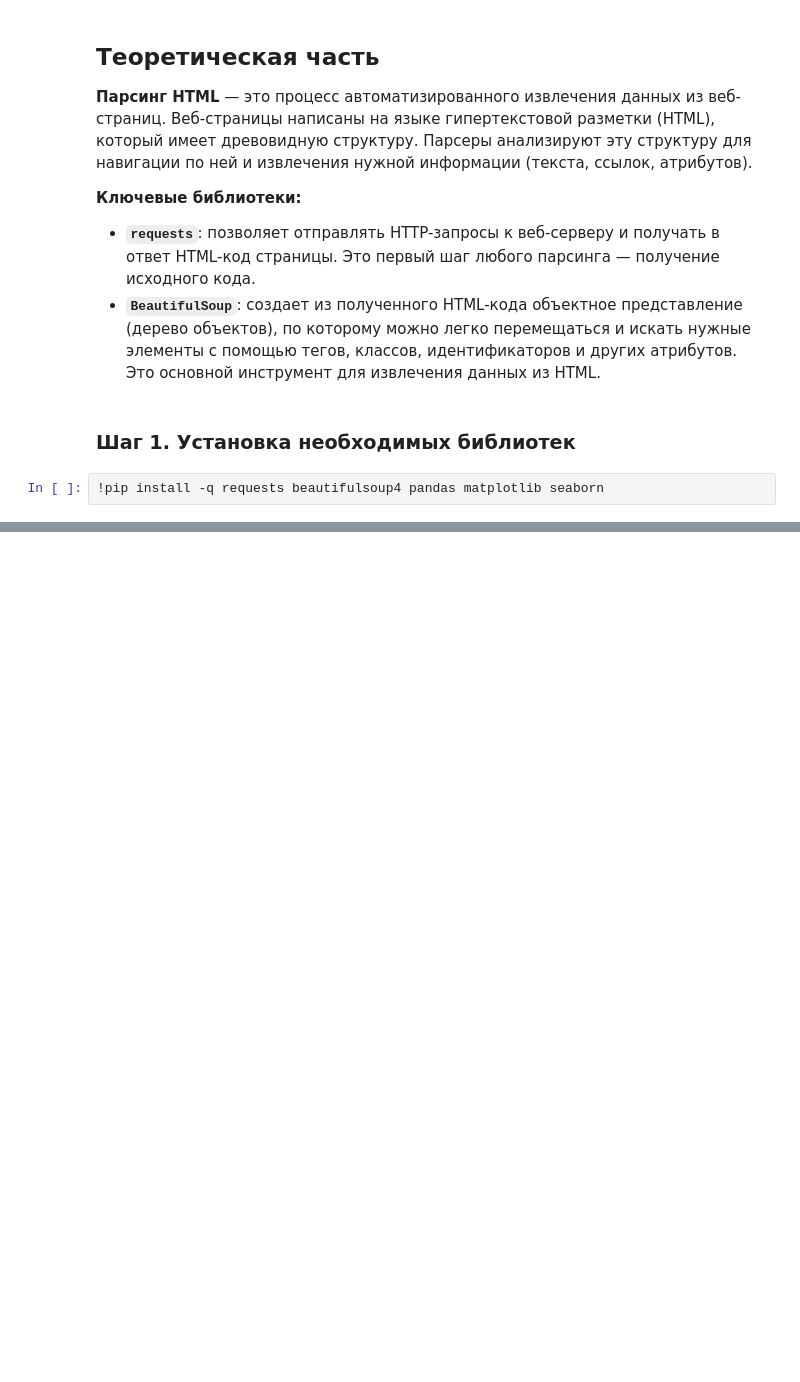
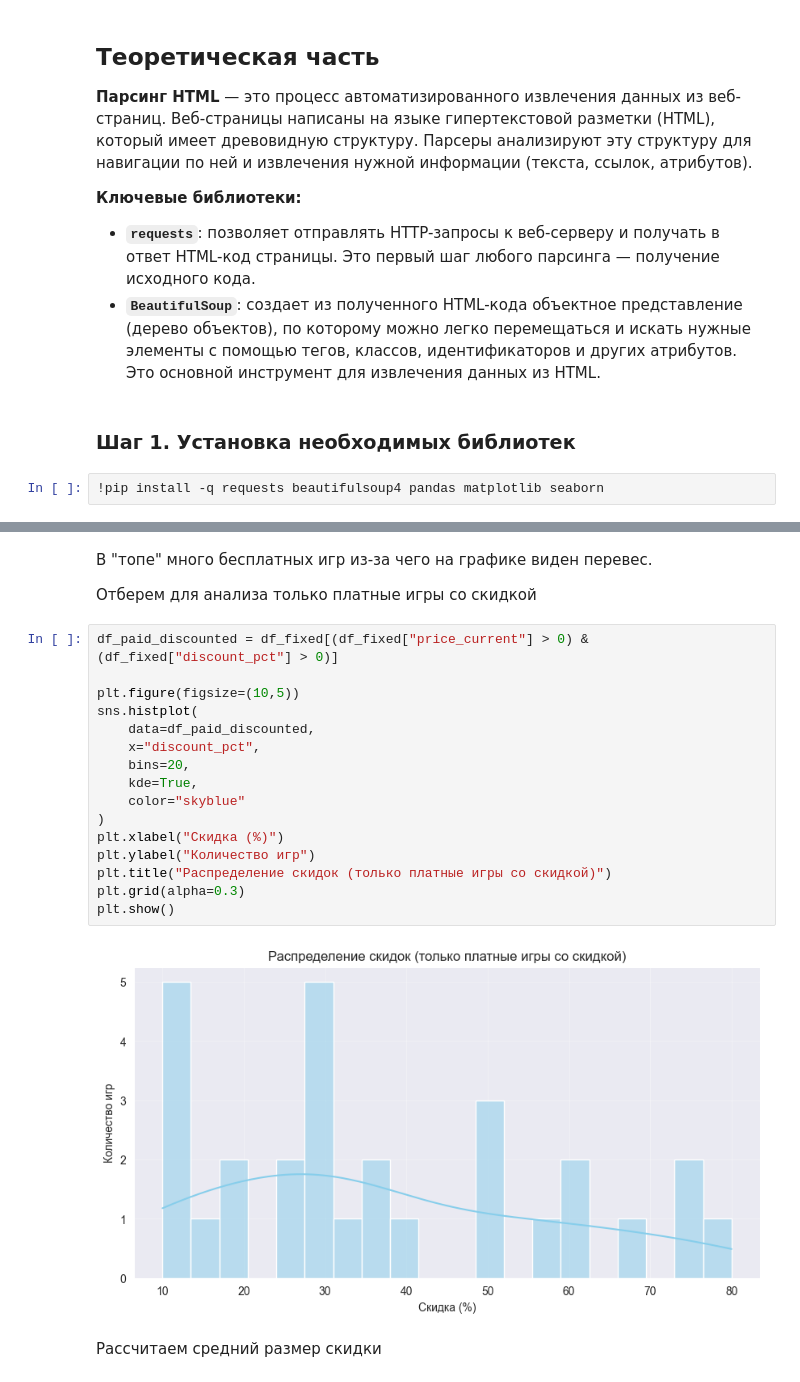
Before and after one commit to GoshaMareev/DataCollectionAndAnalytics, a Jupyter notebook: PW2_Parsing/PW_02_2025_студент.ipynb, the cells around one changed output, grey strips where cells are left out. Cells and saved outputs as stored; diff of their text form; blank space fills up the shorter version.

```diff
--- a/PW2_Parsing/PW_02_2025_студент.ipynb
+++ b/PW2_Parsing/PW_02_2025_студент.ipynb
@@ -686,0 +398,24 @@ else:
+# %% [markdown]
+В "топе" много бесплатных игр из-за чего на графике виден перевес.
+
+Отберем для анализа только платные игры со скидкой
+# %%
+df_paid_discounted = df_fixed[(df_fixed["price_current"] > 0) & (df_fixed["discount_pct"] > 0)]
+
+plt.figure(figsize=(10,5))
+sns.histplot(
+    data=df_paid_discounted,
+    x="discount_pct",
+    bins=20,
+    kde=True,
+    color="skyblue"
+)
+plt.xlabel("Скидка (%)")
+plt.ylabel("Количество игр")
+plt.title("Распределение скидок (только платные игры со скидкой)")
+plt.grid(alpha=0.3)
+plt.show()
+# %% [output]
+[figure, added]
+# %% [markdown]
+Рассчитаем средний размер скидки
```
Also changed, not shown: parts of 41 cells of this notebook.
